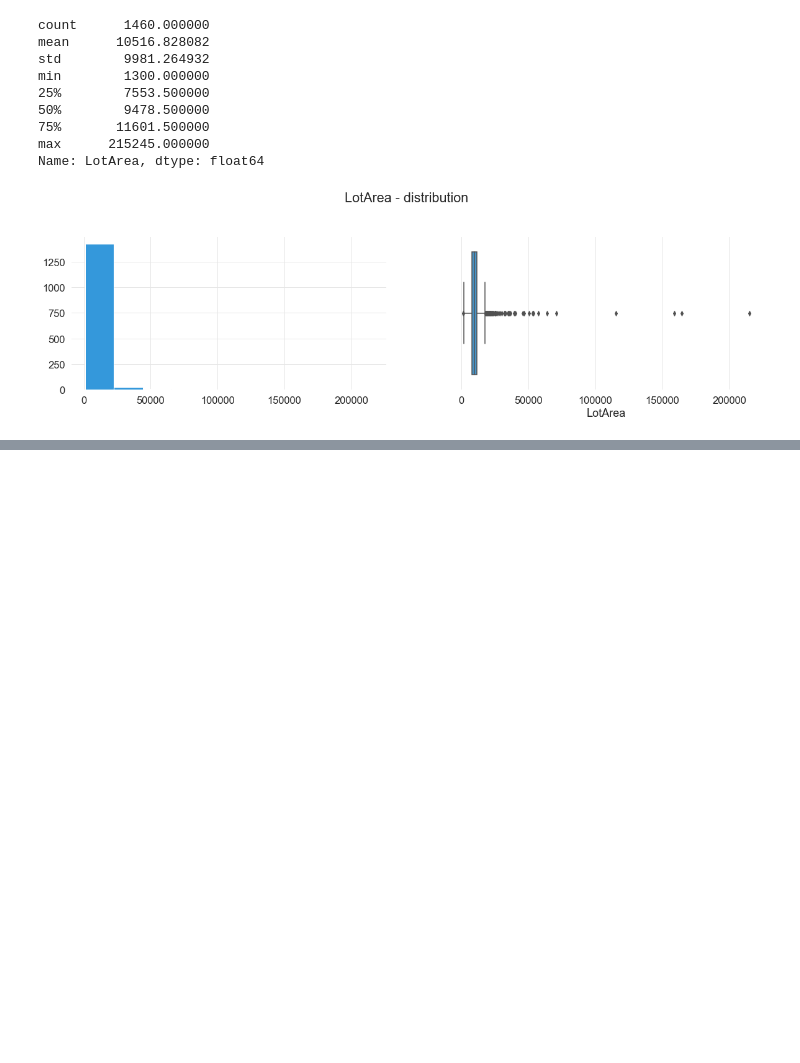
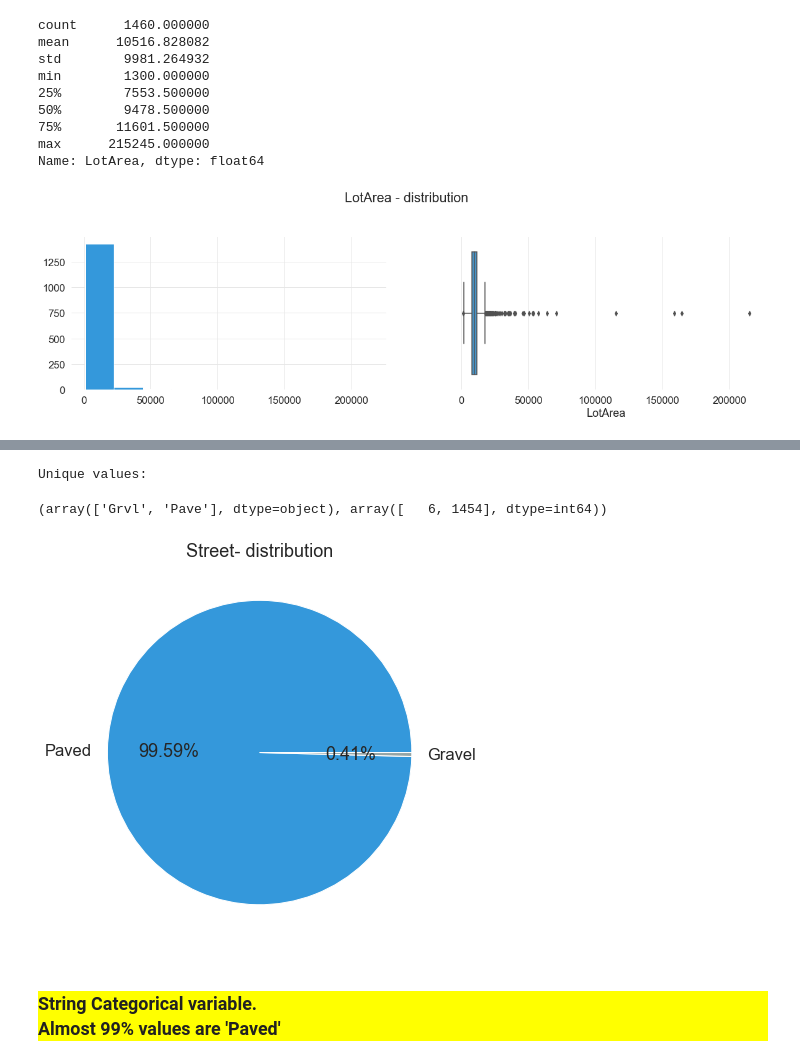
Before and after one commit to ajithcl/HousePricePrediction, a Jupyter notebook: HousePricePrediction.ipynb, the cells around one changed output, grey strips where cells are left out. Drawn from its saved outputs; the diff is of its cells as text; code cells hidden in the pictures; blank space fills up the shorter version.

```diff
--- a/HousePricePrediction.ipynb
+++ b/HousePricePrediction.ipynb
@@ -301,0 +311,16 @@ plt.suptitle("LotArea - distribution");
+# %%
+print (f"Unique values: \n")
+np.unique(df_train.Street,return_counts=True)
+# %% [output]
+Unique values:
+(array(['Grvl', 'Pave'], dtype=object), array([   6, 1454], dtype=int64))
+# %%
+plt.pie(df_train.Street.value_counts(), autopct=lambda s: f'{s:.2f}%',labels=["Paved","Gravel"]);
+plt.title("Street- distribution");
+# %% [output]
+[figure, added]
+# %% [markdown]
+<h3 style='background-color:yellow'>
+String Categorical variable. <br>
+Almost  99% values are 'Paved'
+</h3>
```
Also changed, not shown: parts of 27 cells of this notebook.
